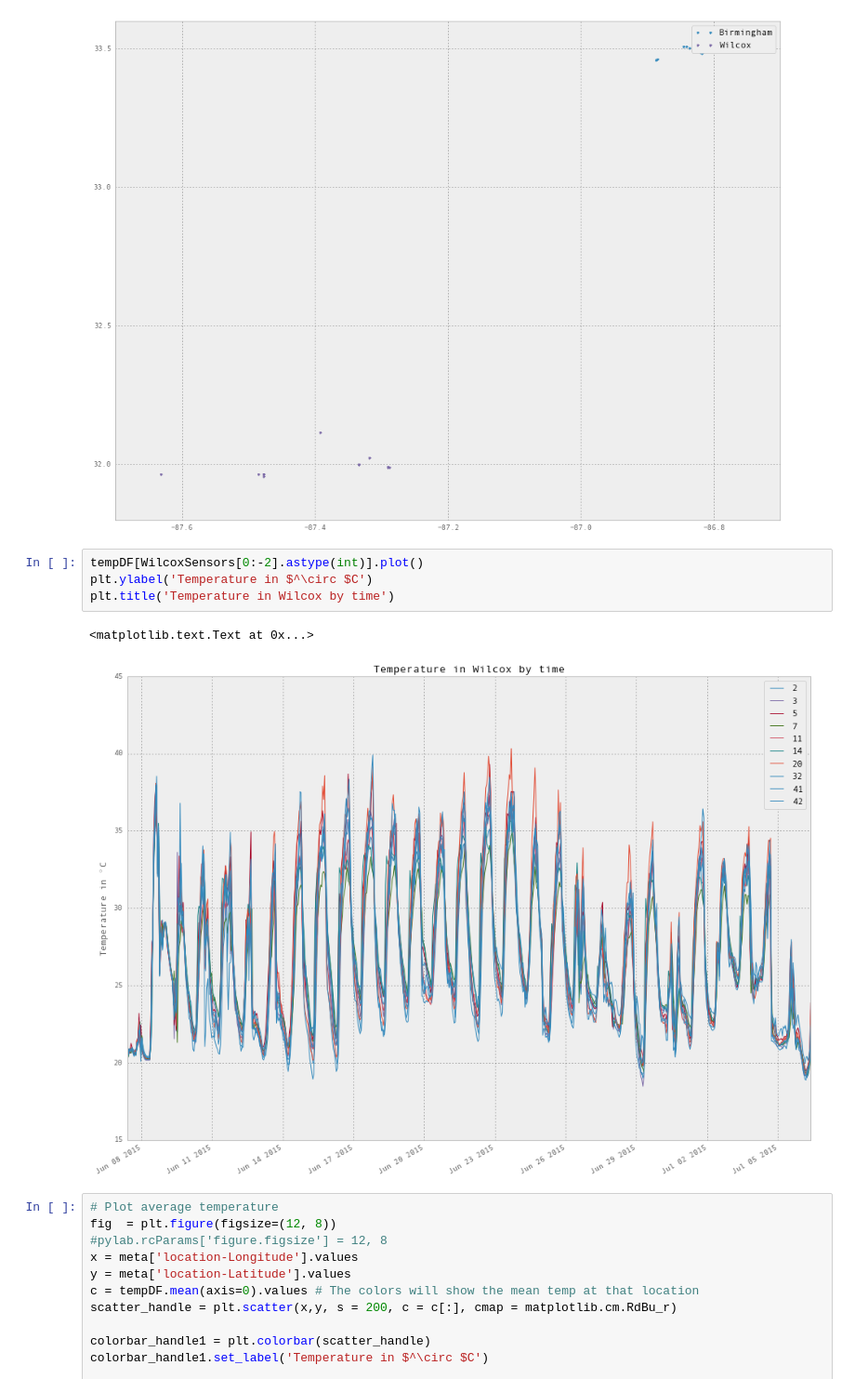
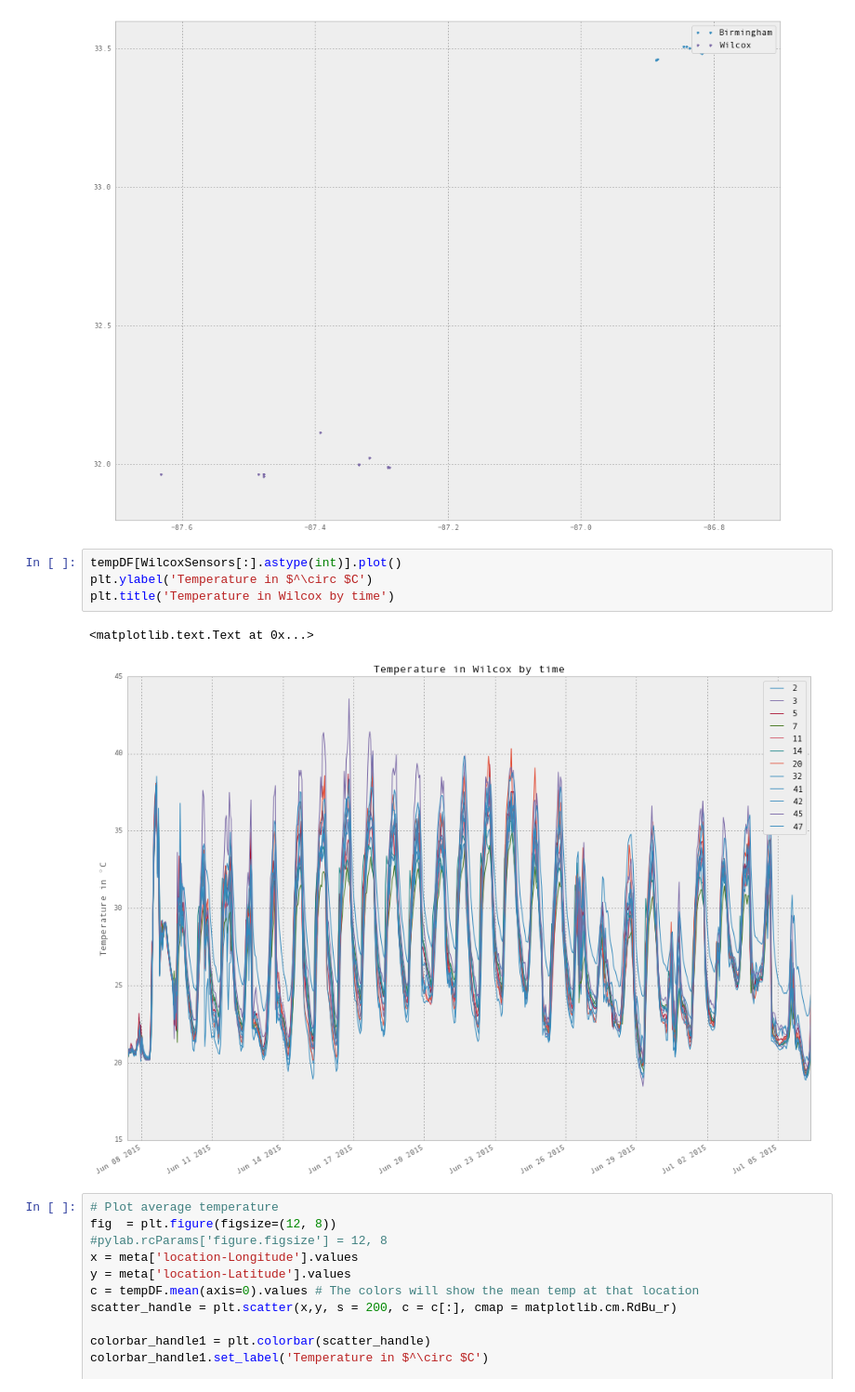
Before and after one commit to gottscott/cityheat, a Jupyter notebook: Bham/ibuttonimport.ipynb, the cells around one changed output. Shown at 93% size. Saved outputs shown, nothing was run; the diff lists cells and outputs as text.

```diff
--- a/Bham/ibuttonimport.ipynb
+++ b/Bham/ibuttonimport.ipynb
@@ -171,12 +171,12 @@ plt.legend()
 <matplotlib.legend.Legend at 0x...>
 [figure]
 # %%
-tempDF[WilcoxSensors[0:-2].astype(int)].plot()
+tempDF[WilcoxSensors[:].astype(int)].plot()
 plt.ylabel('Temperature in $^\circ $C')
 plt.title('Temperature in Wilcox by time')
 # %% [output]
 <matplotlib.text.Text at 0x...>
-[figure, old version]
+[figure, new version]
 # %%
 # Plot average temperature
 fig  = plt.figure(figsize=(12, 8))
```
Also changed, not shown: parts of 1 cell of this notebook.
